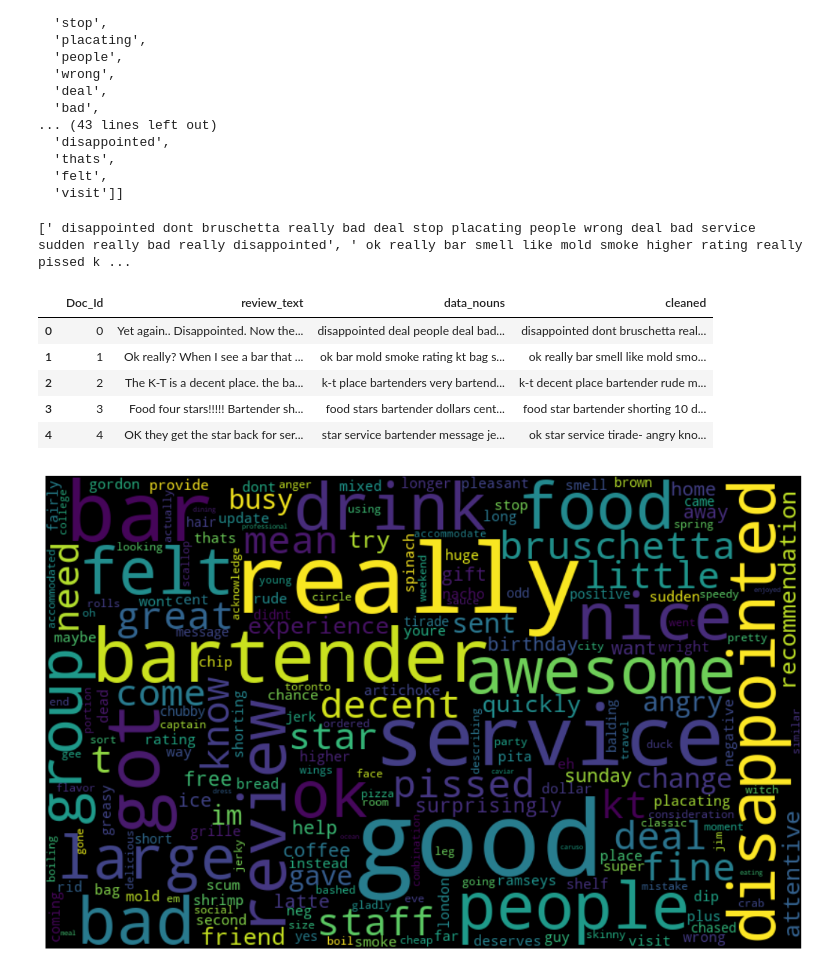
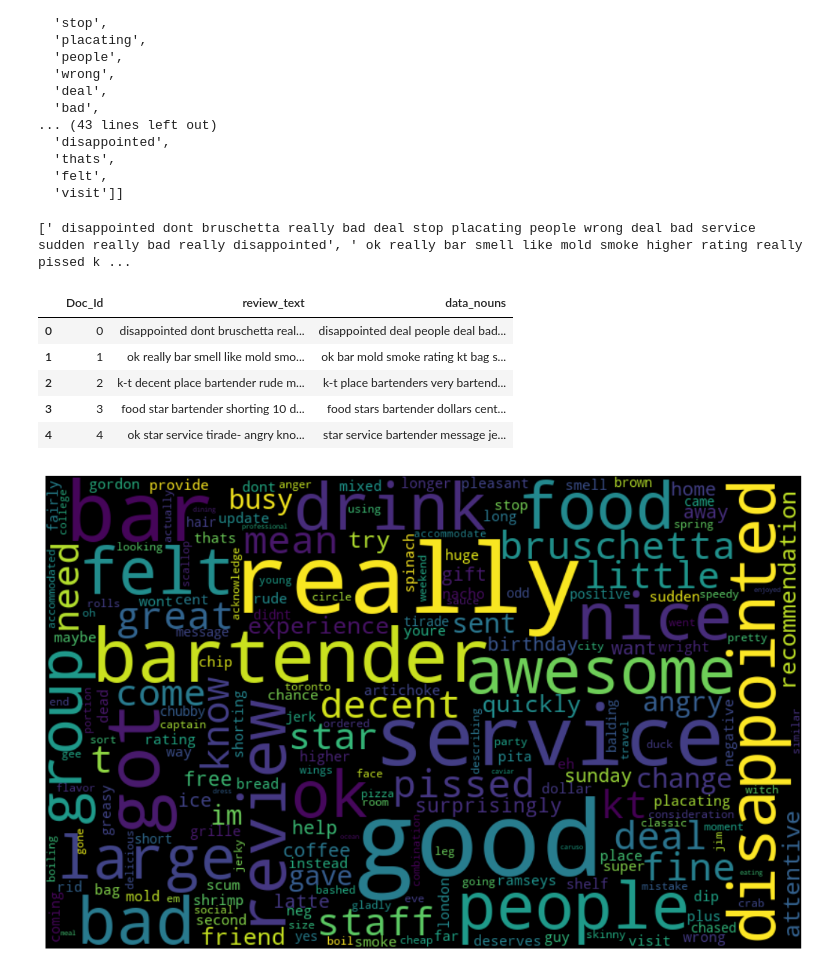
Before and after one commit to gadddy/Text-Mining-Learning-Applications, a Jupyter notebook: topic-modelling/NMF-1.ipynb, the cells around one changed output. Drawn from its saved outputs; the diff is of its cells as text; code cells hidden in the pictures.

```diff
--- a/topic-modelling/NMF-1.ipynb
+++ b/topic-modelling/NMF-1.ipynb
@@ -71,8 +71,8 @@ pd.set_option('max_colwidth', 1000)
 pd.options.display.max_rows = 500
 # %%
 # Create a doc id for merging the results back to the original file
-unique_df.insert(0, 'Doc_Id', range(0, 0 + len(df_orig)))
-unique_df.head()
+df.insert(0, 'Doc_Id', range(0, 0 + len(df_orig)))
+df.head()
 # %% [output]
 |  | Doc_Id | review_text |
 | 0 | 0 | Yet again.. Disappointed. Now the... |
@@ -81,8 +81,8 @@ unique_df.head()
 | 3 | 3 | Food four stars!!!!! Bartender sh... |
 | 4 | 4 | OK they get the star back for ser... |
 # %%
-unique_df.to_pickle('/Users/vaishnavisingh/Desktop//unique_df.pkl')
-df = unique_df.loc[:,['Doc_Id', 'review_text']]
+df.to_pickle('/Users/vaishnavisingh/Desktop//df.pkl')
+df = df.loc[:,['Doc_Id', 'review_text']]
 # %%
 # Work with only nouns. Use NLTK to get only nouns in the corpus
 def nouns(text):
@@ -151,16 +151,17 @@ final_X = sent
 # %%
 print(final_X[:2])
 # remove unwanted characters, numbers and symbols
-df['cleaned'] = final_X
+df['review_text'] = final_X
+# df.drop(columns=['cleaned'], inplace=True)
 df.head()
 # %% [output]
 [' disappointed dont bruschetta really bad deal stop placating people wrong deal bad service sudden really bad really disappointed', ' ok really bar smell like mold smoke higher rating really pissed k ...
-|  | Doc_Id | review_text | data_nouns | cleaned |
-| 0 | 0 | Yet again.. Disappointed. Now the... | disappointed deal people deal bad... | disappointed dont bruschetta real... |
-| 1 | 1 | Ok really? When I see a bar that ... | ok bar mold smoke rating kt bag s... | ok really bar smell like mold smo... |
-| 2 | 2 | The K-T is a decent place. the ba... | k-t place bartenders very bartend... | k-t decent place bartender rude m... |
-| 3 | 3 | Food four stars!!!!! Bartender sh... | food stars bartender dollars cent... | food star bartender shorting 10 d... |
-| 4 | 4 | OK they get the star back for ser... | star service bartender message je... | ok star service tirade- angry kno... |
+|  | Doc_Id | review_text | data_nouns |
+| 0 | 0 | disappointed dont bruschetta real... | disappointed deal people deal bad... |
+| 1 | 1 | ok really bar smell like mold smo... | ok bar mold smoke rating kt bag s... |
+| 2 | 2 | k-t decent place bartender rude m... | k-t place bartenders very bartend... |
+| 3 | 3 | food star bartender shorting 10 d... | food stars bartender dollars cent... |
+| 4 | 4 | ok star service tirade- angry kno... | star service bartender message je... |
 # %%
 df.to_pickle('data_prep.pkl')
 # %%
```
Also changed, not shown: parts of 23 cells of this notebook.
